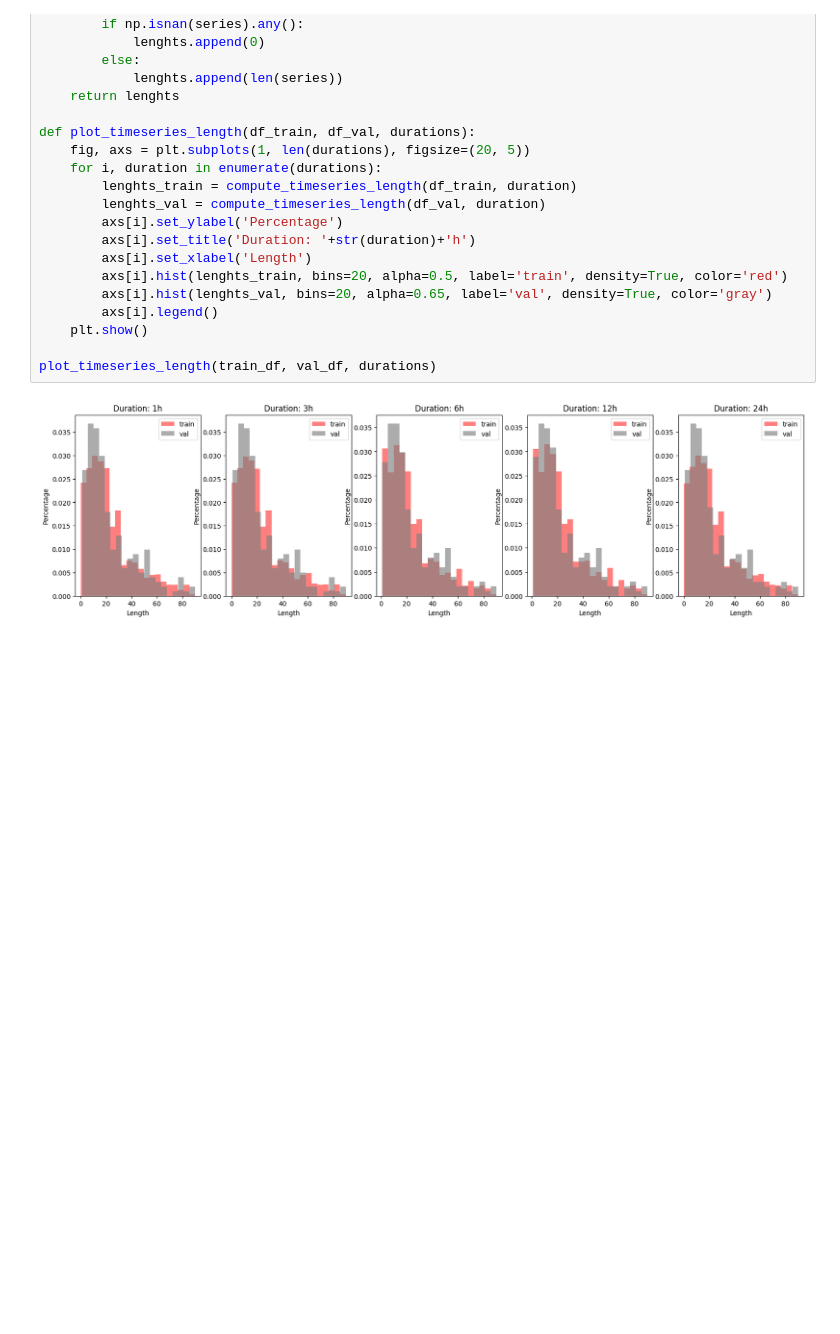
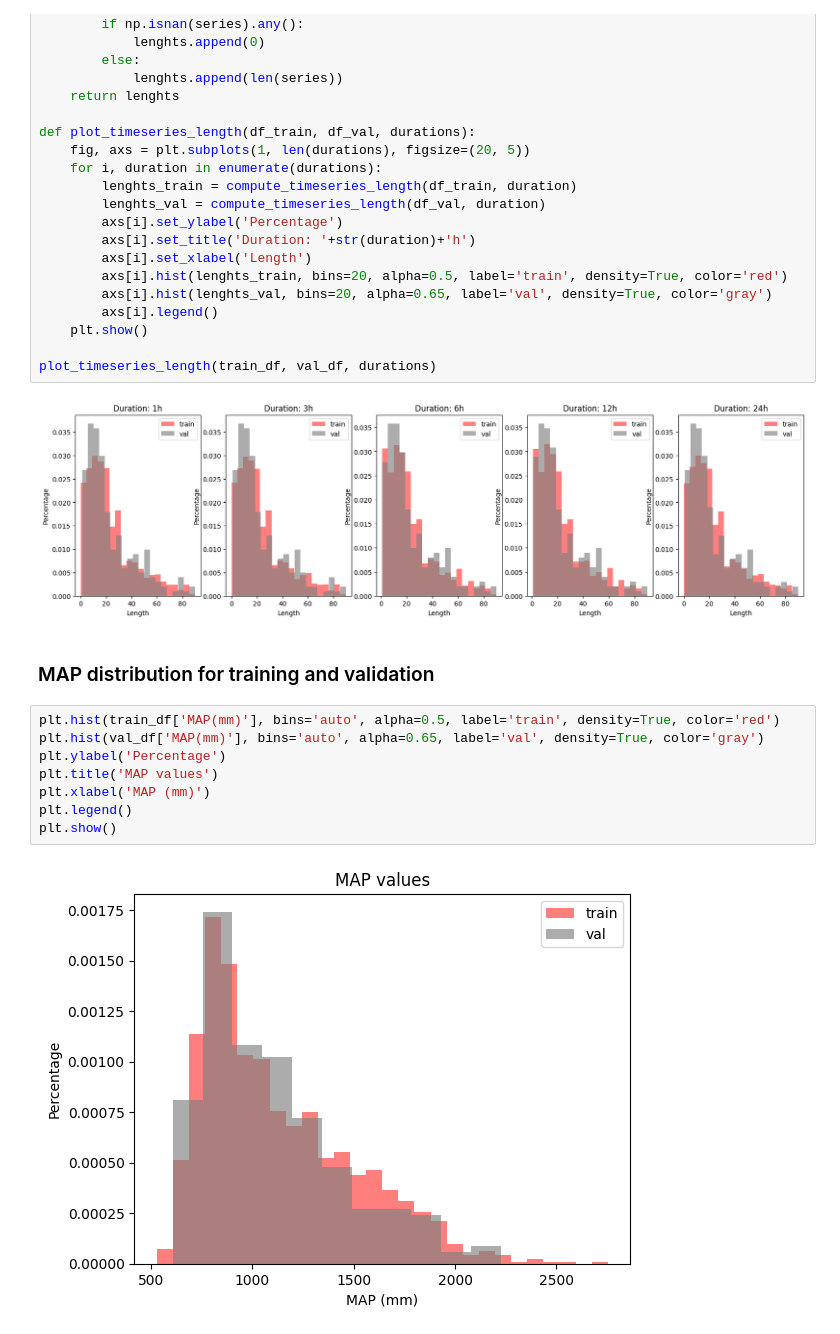
Before and after one commit to oshodiS/Rainfall-BetaEstimation, a Jupyter notebook: project.ipynb, the cells around one changed output. Drawn from its saved outputs; the diff is of its cells as text; blank space fills up the shorter version.

Commit message:
MAP histo

```diff
--- a/project.ipynb
+++ b/project.ipynb
@@ -124,3 +124,15 @@ def plot_timeseries_length(df_train, df_val, durations):
 plot_timeseries_length(train_df, val_df, durations)
 # %% [output]
 [figure]
+# %% [markdown]
+### MAP distribution for training and validation
+# %%
+plt.hist(train_df['MAP(mm)'], bins='auto', alpha=0.5, label='train', density=True, color='red')
+plt.hist(val_df['MAP(mm)'], bins='auto', alpha=0.65, label='val', density=True, color='gray')
+plt.ylabel('Percentage')
+plt.title('MAP values')
+plt.xlabel('MAP (mm)')
+plt.legend()
+plt.show()
+# %% [output]
+[figure, added]
```
Also changed, not shown: 1 other file.
